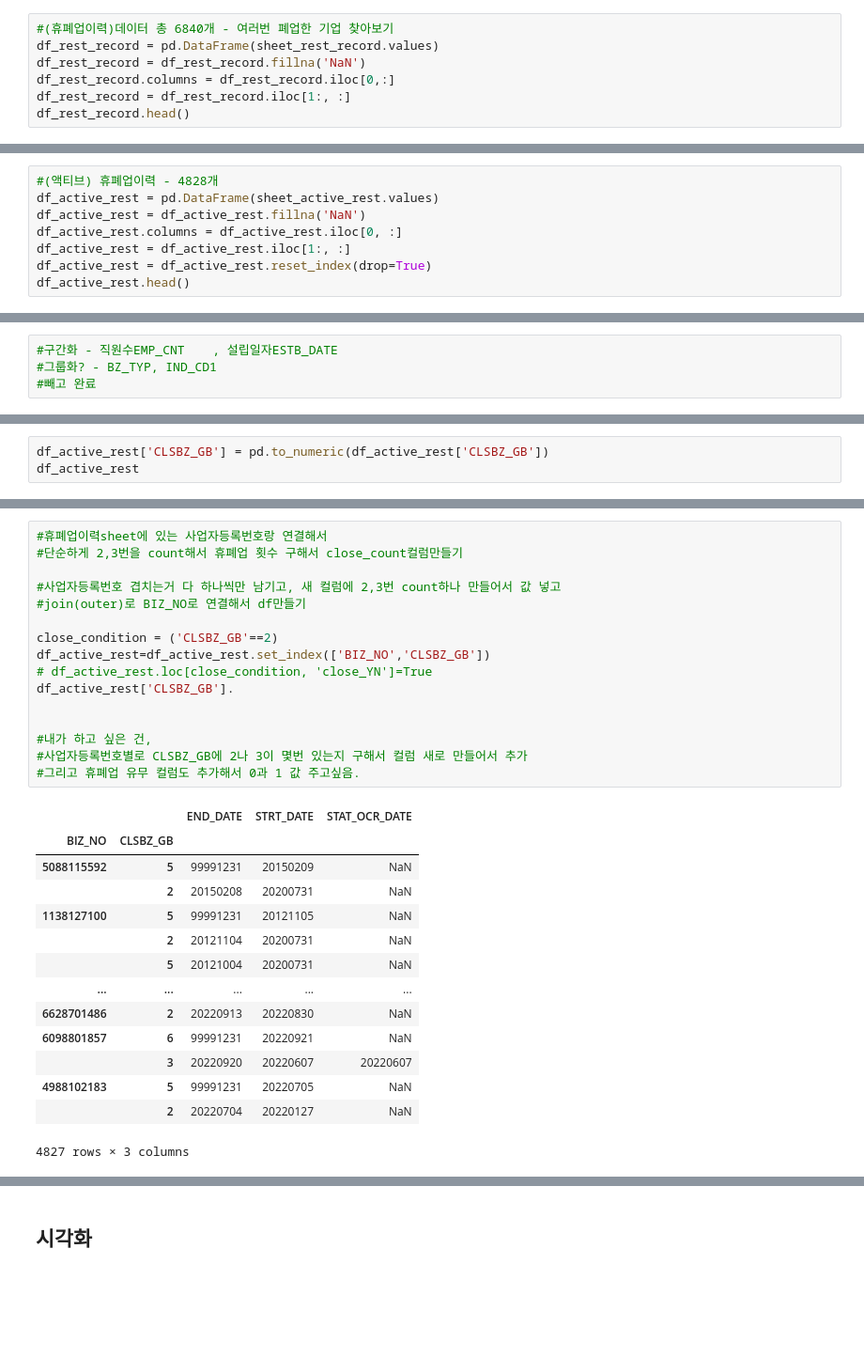
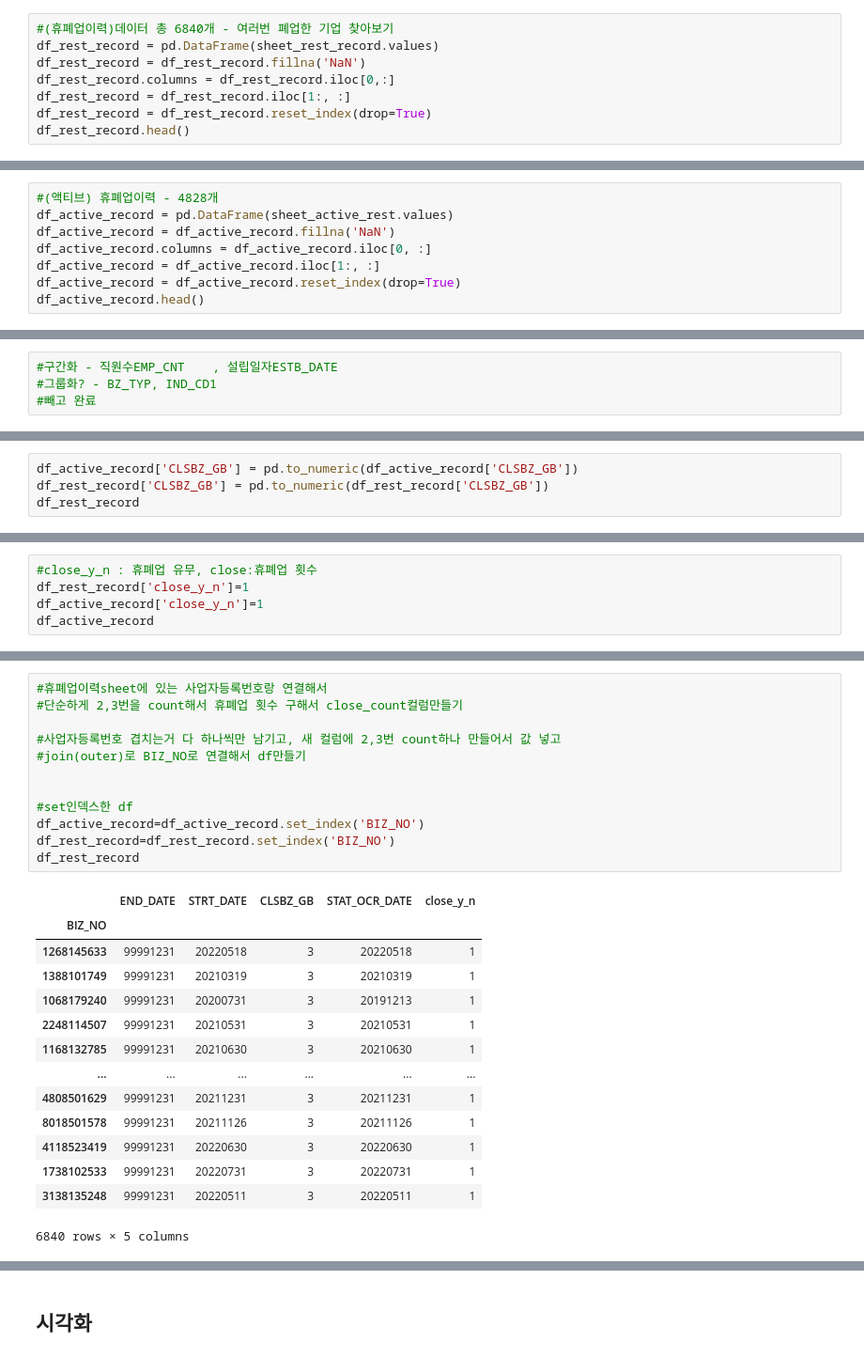
Before and after one commit to kwonwoobin/2022Sesac_1, a Jupyter notebook: numble/numble_data_preprocessing.ipynb, the cells around one changed output, grey strips where cells are left out. Shown: that part at 94% size. Cells and saved outputs as stored; diff of their text form; blank space fills up the shorter version.

```diff
--- a/numble/numble_data_preprocessing.ipynb
+++ b/numble/numble_data_preprocessing.ipynb
@@ -48,6 +53,7 @@ df_rest_record = pd.DataFrame(sheet_rest_record.values)
 df_rest_record = df_rest_record.fillna('NaN')
 df_rest_record.columns = df_rest_record.iloc[0,:]
 df_rest_record = df_rest_record.iloc[1:, :]
+df_rest_record = df_rest_record.reset_index(drop=True)
 df_rest_record.head()
 # %% [output]
 |  | BIZ_NO | END_DATE | STRT_DATE | CLSBZ_GB | STAT_OCR_DATE |
@@ -78,11 +89,11 @@ df_active.head()
 # %%
 #(액티브) 휴폐업이력 - 4828개
-df_active_rest = pd.DataFrame(sheet_active_rest.values)
-df_active_rest = df_active_rest.fillna('NaN')
-df_active_rest.columns = df_active_rest.iloc[0, :]
-df_active_rest = df_active_rest.iloc[1:, :]
-df_active_rest = df_active_rest.reset_index(drop=True)
-df_active_rest.head()
+df_active_record = pd.DataFrame(sheet_active_rest.values)
+df_active_record = df_active_record.fillna('NaN')
+df_active_record.columns = df_active_record.iloc[0, :]
+df_active_record = df_active_record.iloc[1:, :]
+df_active_record = df_active_record.reset_index(drop=True)
+df_active_record.head()
 # %% [output]
 |  | BIZ_NO | END_DATE | STRT_DATE | CLSBZ_GB | STAT_OCR_DATE |
 | 0 | 5088115592 | 99991231 | 20150209 | 5 | NaN |
@@ -405,7 +402,8 @@ df_active_rest
 | 4826 | 4988102183 | 20220704 | 20220127 | 2 | NaN |
 4827 rows × 5 columns
 # %%
-df_active_rest['CLSBZ_GB'] = pd.to_numeric(df_active_rest['CLSBZ_GB'])
-df_active_rest
+df_active_record['CLSBZ_GB'] = pd.to_numeric(df_active_record['CLSBZ_GB'])
+df_rest_record['CLSBZ_GB'] = pd.to_numeric(df_rest_record['CLSBZ_GB'])
+df_rest_record
 # %% [output]
 |  | BIZ_NO | END_DATE | STRT_DATE | CLSBZ_GB | STAT_OCR_DATE |
@@ -423,0 +422,5 @@ df_active_rest
+# %%
+#close_y_n : 휴폐업 유무, close:휴폐업 횟수
+df_rest_record['close_y_n']=1
+df_active_record['close_y_n']=1
+df_active_record
@@ -424,31 +441,27 @@ df_active_rest
 # %%
 #휴폐업이력sheet에 있는 사업자등록번호랑 연결해서
 #단순하게 2,3번을 count해서 휴폐업 횟수 구해서 close_count컬럼만들기
 
 #사업자등록번호 겹치는거 다 하나씩만 남기고, 새 컬럼에 2,3번 count하나 만들어서 값 넣고
 #join(outer)로 BIZ_NO로 연결해서 df만들기
 
-close_condition = ('CLSBZ_GB'==2)
-df_active_rest=df_active_rest.set_index(['BIZ_NO','CLSBZ_GB'])
-# df_active_rest.loc[close_condition, 'close_YN']=True
-df_active_rest['CLSBZ_GB'].
 
-
-#내가 하고 싶은 건,
-#사업자등록번호별로 CLSBZ_GB에 2나 3이 몇번 있는지 구해서 컬럼 새로 만들어서 추가
-#그리고 휴폐업 유무 컬럼도 추가해서 0과 1 값 주고싶음.
+#set인덱스한 df
+df_active_record=df_active_record.set_index('BIZ_NO')
+df_rest_record=df_rest_record.set_index('BIZ_NO')
+df_rest_record
 # %% [output]
-|  |  | END_DATE | STRT_DATE | STAT_OCR_DATE |
-| BIZ_NO | CLSBZ_GB |  |  |  |
-| 5088115592 | 5 | 99991231 | 20150209 | NaN |
-|  | 2 | 20150208 | 20200731 | NaN |
-| 1138127100 | 5 | 99991231 | 20121105 | NaN |
-|  | 2 | 20121104 | 20200731 | NaN |
-|  | 5 | 20121004 | 20200731 | NaN |
-| ... | ... | ... | ... | ... |
-| 6628701486 | 2 | 20220913 | 20220830 | NaN |
-| 6098801857 | 6 | 99991231 | 20220921 | NaN |
-|  | 3 | 20220920 | 20220607 | 20220607 |
-| 4988102183 | 5 | 99991231 | 20220705 | NaN |
-|  | 2 | 20220704 | 20220127 | NaN |
+|  | END_DATE | STRT_DATE | CLSBZ_GB | STAT_OCR_DATE | close_y_n |
+| BIZ_NO |  |  |  |  |  |
+| 1268145633 | 99991231 | 20220518 | 3 | 20220518 | 1 |
+| 1388101749 | 99991231 | 20210319 | 3 | 20210319 | 1 |
+| 1068179240 | 99991231 | 20200731 | 3 | 20191213 | 1 |
+| 2248114507 | 99991231 | 20210531 | 3 | 20210531 | 1 |
+| 1168132785 | 99991231 | 20210630 | 3 | 20210630 | 1 |
+| ... | ... | ... | ... | ... | ... |
+| 4808501629 | 99991231 | 20211231 | 3 | 20211231 | 1 |
+| 8018501578 | 99991231 | 20211126 | 3 | 20211126 | 1 |
+| 4118523419 | 99991231 | 20220630 | 3 | 20220630 | 1 |
+| 1738102533 | 99991231 | 20220731 | 3 | 20220731 | 1 |
+| 3138135248 | 99991231 | 20220511 | 3 | 20220511 | 1 |
-4827 rows × 3 columns
+6840 rows × 5 columns
```
Also changed, not shown: parts of 42 cells of this notebook.
